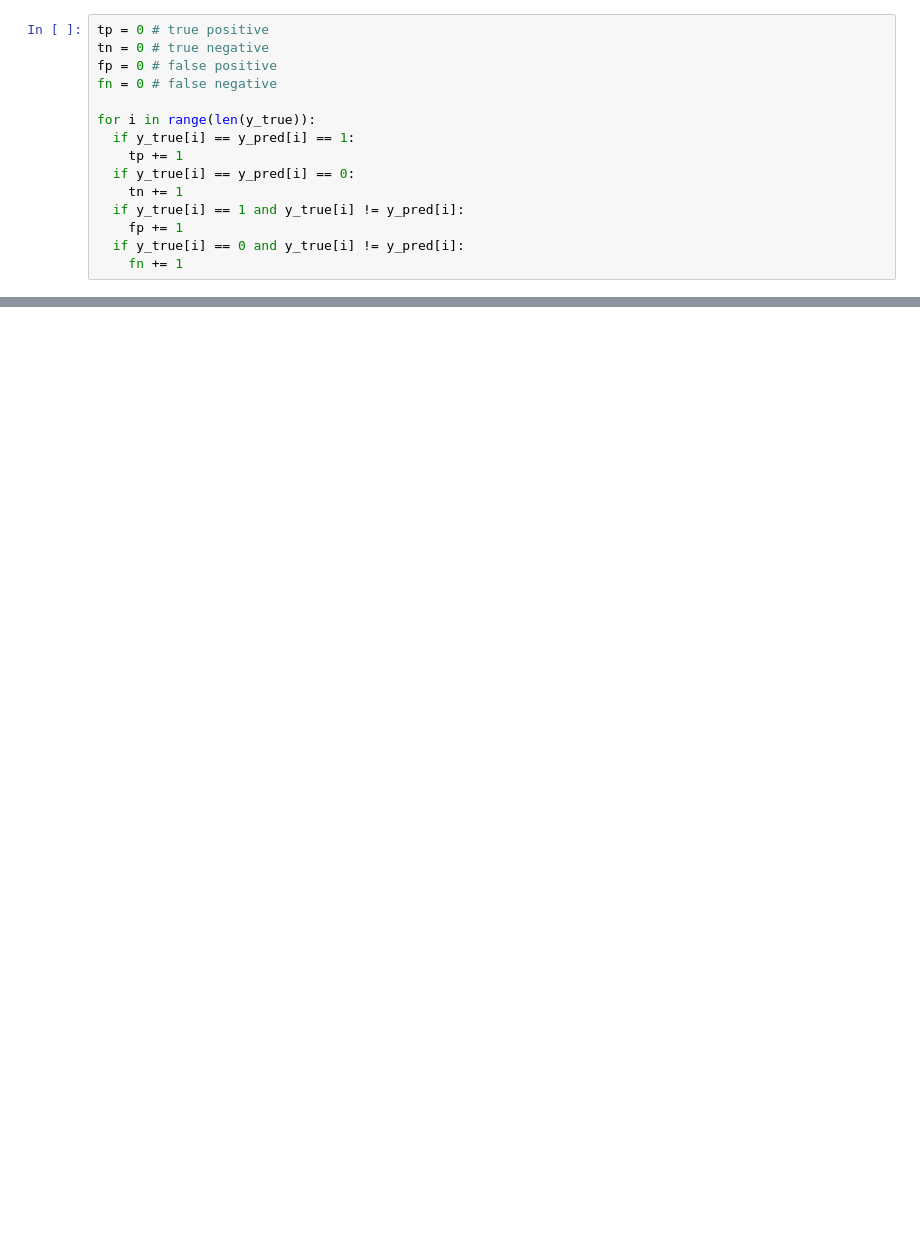
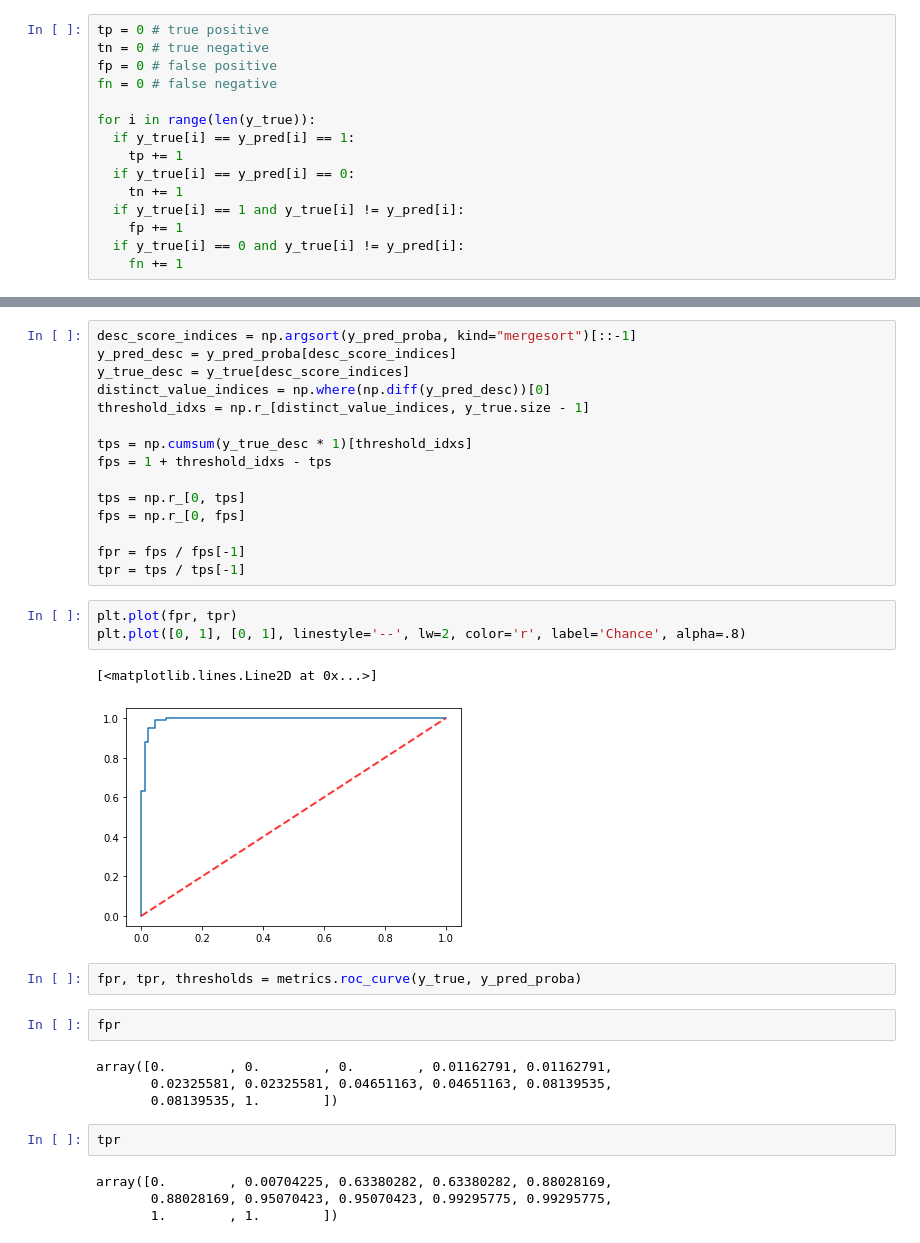
Before and after one commit to Amy1132596/ML_Notes, a Jupyter notebook: Metrics.ipynb, the cells around one changed output, grey strips where cells are left out. Cells and saved outputs as stored; diff of their text form; blank space fills up the shorter version.

```diff
--- a/Metrics.ipynb
+++ b/Metrics.ipynb
@@ -77,0 +199,35 @@ F1 score (F1): 0.86
+# %%
+desc_score_indices = np.argsort(y_pred_proba, kind="mergesort")[::-1]
+y_pred_desc = y_pred_proba[desc_score_indices]
+y_true_desc = y_true[desc_score_indices]
+distinct_value_indices = np.where(np.diff(y_pred_desc))[0]
+threshold_idxs = np.r_[distinct_value_indices, y_true.size - 1]
+
+tps = np.cumsum(y_true_desc * 1)[threshold_idxs]
+fps = 1 + threshold_idxs - tps
+
+tps = np.r_[0, tps]
+fps = np.r_[0, fps]
+
+fpr = fps / fps[-1]
+tpr = tps / tps[-1]
+# %%
+plt.plot(fpr, tpr)
+plt.plot([0, 1], [0, 1], linestyle='--', lw=2, color='r', label='Chance', alpha=.8)
+# %% [output]
+[<matplotlib.lines.Line2D at 0x...>]
+[figure, added]
+# %%
+fpr, tpr, thresholds = metrics.roc_curve(y_true, y_pred_proba)
+# %%
+fpr
+# %% [output]
+array([0.        , 0.        , 0.        , 0.01162791, 0.01162791,
+       0.02325581, 0.02325581, 0.04651163, 0.04651163, 0.08139535,
+       0.08139535, 1.        ])
+# %%
+tpr
+# %% [output]
+array([0.        , 0.00704225, 0.63380282, 0.63380282, 0.88028169,
+       0.88028169, 0.95070423, 0.95070423, 0.99295775, 0.99295775,
+       1.        , 1.        ])
```
Also changed, not shown: parts of 18 cells of this notebook.
